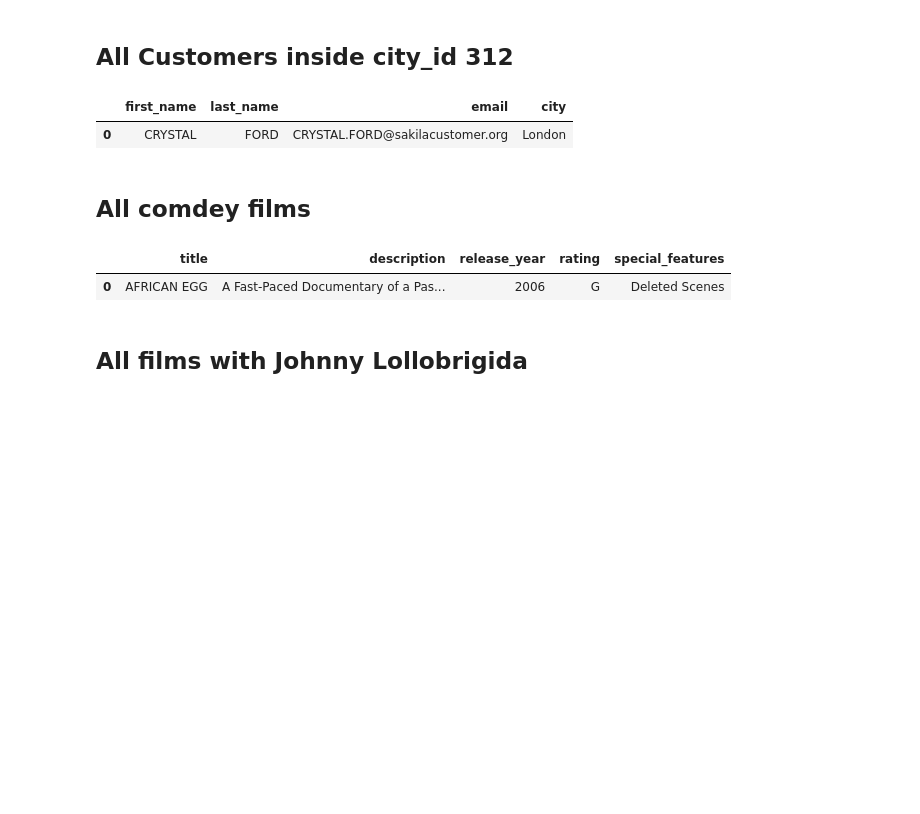
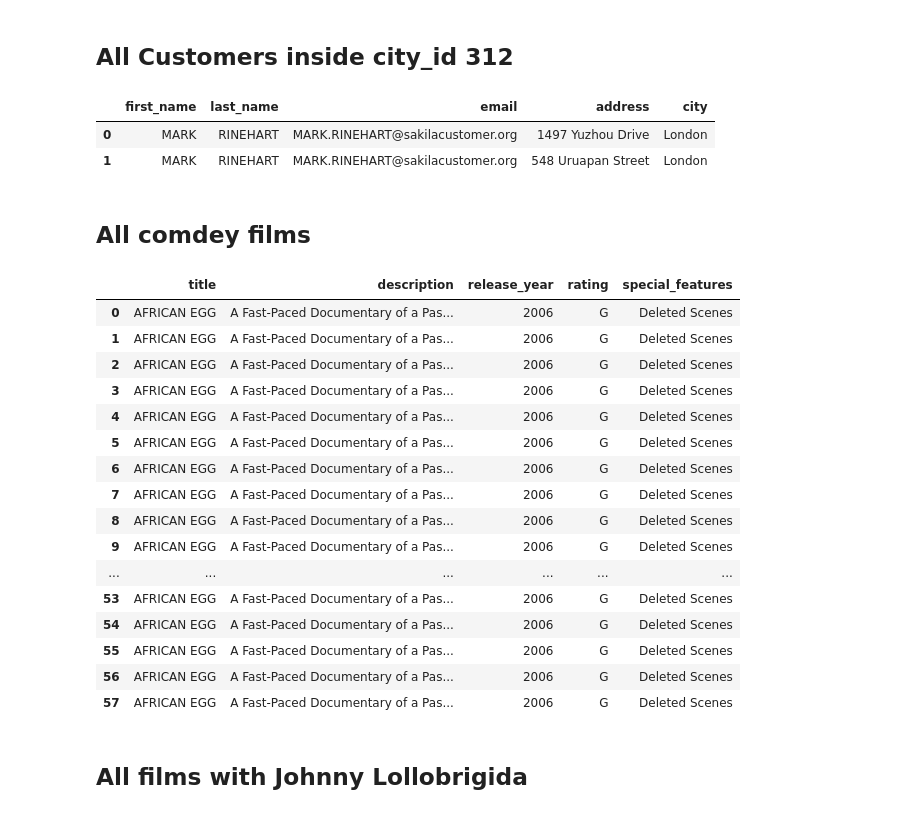
Before and after one commit to bustyAI/Sakila-Core, a Jupyter notebook: Sakila_Core.ipynb, the cells around one changed output. Cells and saved outputs as stored; diff of their text form; code cells hidden in the pictures; blank space fills up the shorter version.

```diff
--- a/Sakila_Core.ipynb
+++ b/Sakila_Core.ipynb
@@ -22,27 +22,46 @@ connection
 ## All Customers inside city_id 312
 # %%
 
-q1 = """SELECT c.first_name, c.last_name, c.email, cit.city
-       FROM customer as c
-       JOIN city as cit ON c.customer_id = cit.country_id
-       WHERE cit.city_id = 312;"""
+q1 = """SELECT c.first_name, c.last_name, c.email, a.address, cit.city
+        FROM customer AS c
+        JOIN address AS a ON c.customer_id = a.city_id
+        JOIN city AS cit ON a.city_id = cit.city_id
+        WHERE cit.city_id = 312"""
 
-pd.read_sql(q, engine)
+pd.read_sql(q1, engine)
 # %% [output]
-|  | first_name | last_name | email | city |
-| 0 | CRYSTAL | FORD | CRYSTAL.FORD@sakilacustomer.org | London |
+|  | first_name | last_name | email | address | city |
+| 0 | MARK | RINEHART | MARK.RINEHART@sakilacustomer.org | 1497 Yuzhou Drive | London |
+| 1 | MARK | RINEHART | MARK.RINEHART@sakilacustomer.org | 548 Uruapan Street | London |
 # %% [markdown]
 ## All comdey films
 # %%
 q2 = """SELECT f.title, f.description, f.release_year, f.rating, f.special_features
         FROM film AS f
-        JOIN category as c ON f.film_id = c.category_id
-        WHERE c.name = "Comedy";"""
+        JOIN film_category AS fc ON f.film_id = fc.category_id
+        JOIN category AS c  ON fc.category_id = c.category_id
+        WHERE c.name = 'Comedy'
+    """
 
 pd.read_sql(q2, engine)
 # %% [output]
 |  | title | description | release_year | rating | special_features |
 | 0 | AFRICAN EGG | A Fast-Paced Documentary of a Pas... | 2006 | G | Deleted Scenes |
+| 1 | AFRICAN EGG | A Fast-Paced Documentary of a Pas... | 2006 | G | Deleted Scenes |
+| 2 | AFRICAN EGG | A Fast-Paced Documentary of a Pas... | 2006 | G | Deleted Scenes |
+| 3 | AFRICAN EGG | A Fast-Paced Documentary of a Pas... | 2006 | G | Deleted Scenes |
+| 4 | AFRICAN EGG | A Fast-Paced Documentary of a Pas... | 2006 | G | Deleted Scenes |
+| 5 | AFRICAN EGG | A Fast-Paced Documentary of a Pas... | 2006 | G | Deleted Scenes |
+| 6 | AFRICAN EGG | A Fast-Paced Documentary of a Pas... | 2006 | G | Deleted Scenes |
+| 7 | AFRICAN EGG | A Fast-Paced Documentary of a Pas... | 2006 | G | Deleted Scenes |
+| 8 | AFRICAN EGG | A Fast-Paced Documentary of a Pas... | 2006 | G | Deleted Scenes |
+| 9 | AFRICAN EGG | A Fast-Paced Documentary of a Pas... | 2006 | G | Deleted Scenes |
+| ... | ... | ... | ... | ... | ... |
+| 53 | AFRICAN EGG | A Fast-Paced Documentary of a Pas... | 2006 | G | Deleted Scenes |
+| 54 | AFRICAN EGG | A Fast-Paced Documentary of a Pas... | 2006 | G | Deleted Scenes |
+| 55 | AFRICAN EGG | A Fast-Paced Documentary of a Pas... | 2006 | G | Deleted Scenes |
+| 56 | AFRICAN EGG | A Fast-Paced Documentary of a Pas... | 2006 | G | Deleted Scenes |
+| 57 | AFRICAN EGG | A Fast-Paced Documentary of a Pas... | 2006 | G | Deleted Scenes |
 # %% [markdown]
 ## All films with Johnny Lollobrigida
 # %%
```
Also changed, not shown: parts of 2 cells of this notebook.
